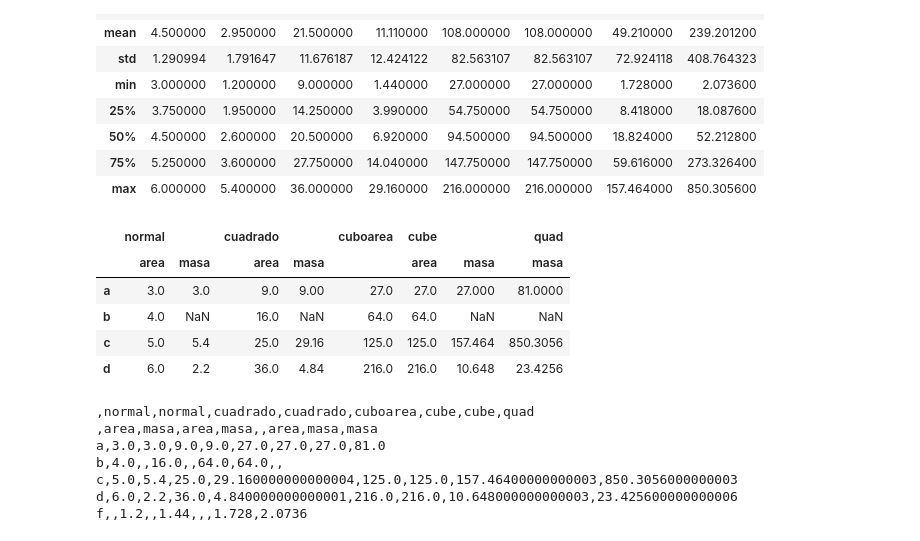
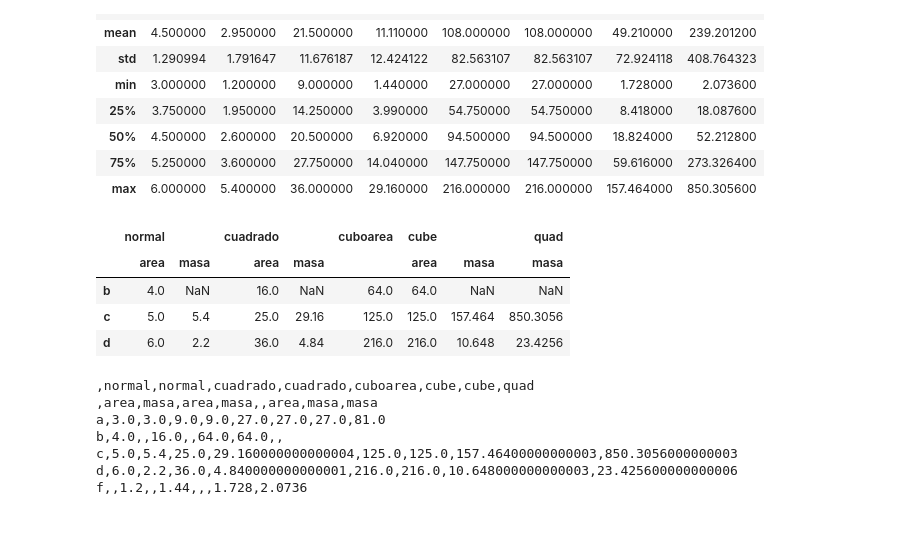
Before and after one commit to arivero/CursoPythonFis, a Jupyter notebook: sesiones/2021-11-24.ipynb, the cells around one changed output. Drawn from its saved outputs; the diff is of its cells as text; code cells hidden in the pictures.

```diff
--- a/sesiones/2021-11-24.ipynb
+++ b/sesiones/2021-11-24.ipynb
@@ -174,11 +174,10 @@ z.describe()
 | 75% | 5.250000 | 3.600000 | 27.750000 | 14.040000 | 147.750000 | 147.750000 | 59.616000 | 273.326400 |
 | max | 6.000000 | 5.400000 | 36.000000 | 29.160000 | 216.000000 | 216.000000 | 157.464000 | 850.305600 |
 # %%
-z[ z["cuboarea"] > 20 ]
+z[ z["cuboarea"] > 30 ]
 # %% [output]
 |  | normal |  | cuadrado |  | cuboarea | cube |  | quad |
 |  | area | masa | area | masa |  | area | masa | masa |
-| a | 3.0 | 3.0 | 9.0 | 9.00 | 27.0 | 27.0 | 27.000 | 81.0000 |
 | b | 4.0 | NaN | 16.0 | NaN | 64.0 | 64.0 | NaN | NaN |
 | c | 5.0 | 5.4 | 25.0 | 29.16 | 125.0 | 125.0 | 157.464 | 850.3056 |
 | d | 6.0 | 2.2 | 36.0 | 4.84 | 216.0 | 216.0 | 10.648 | 23.4256 |
```
Also changed, not shown: parts of 7 cells of this notebook.
